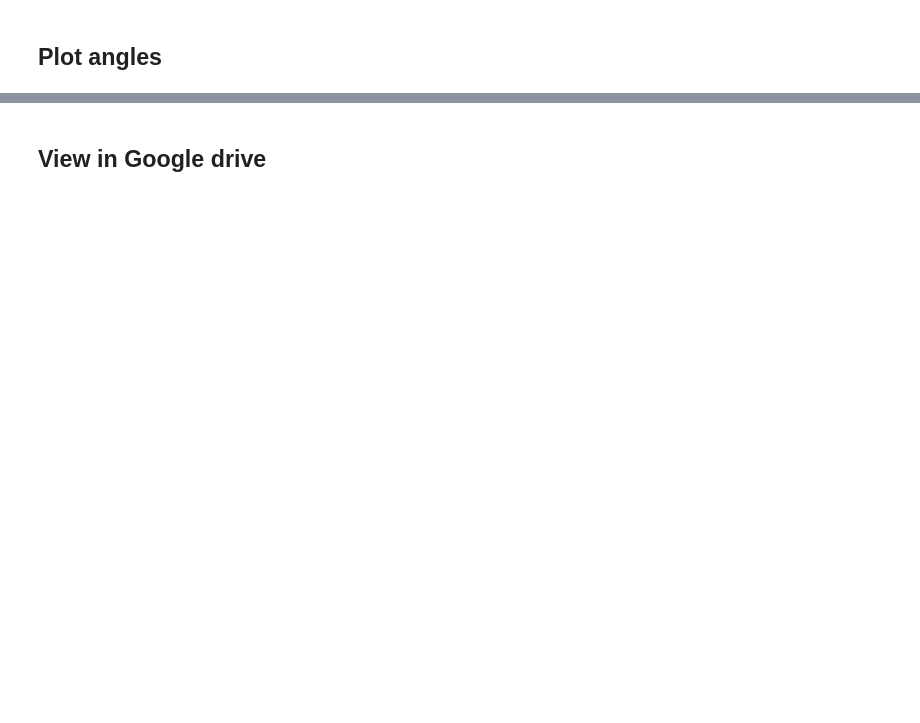
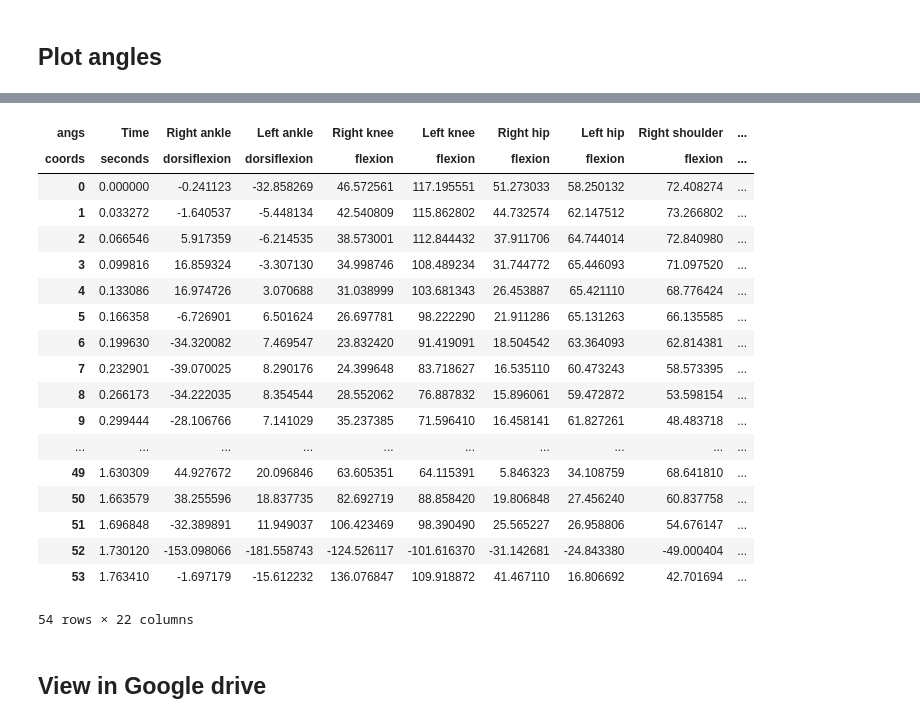
Before and after one commit to davidpagnon/Sports2D, a Jupyter notebook: Sports2D/Sports2D.ipynb, the cells around one changed output, grey strips where cells are left out. Cells and saved outputs as stored; diff of their text form; code cells hidden in the pictures; blank space fills up the shorter version.

Commit message:
set-up for demo

```diff
--- a/Sports2D/Sports2D.ipynb
+++ b/Sports2D/Sports2D.ipynb
@@ -199,7 +220,7 @@ if installation_type == 'Install once':
 %cd $result_path
 config_dict = toml.load('Config.toml')
 
-video_name = 'input1.mp4' #@param {type:"string"}
+video_name = 'demo.mp4' #@param {type:"string"}
 video_name = os.path.basename(video_name)
 pose_model = 'BODY_25B'
 config_dict.get('project').update({'video_dir':video_path})
@@ -443,12 +498,12 @@ import pandas as pd
 import plotly.express as px
 
 #@markdown Display knee angle results of the first person detected in the last uploaded video:
-plot_last = 'Yes' #@param ["Yes", "No"]
+plot_last = 'No' #@param ["Yes", "No"]
 
 #@markdown </br>
 
 #@markdown If "No", please type in the name of the csv file you wish to plot, either of positions or angles (check left pane for a list of them):
-plot_csv_name = 'input1_BODY_25B_person0_angles.csv' #@param {type:"string"}
+plot_csv_name = 'demo_BODY_25B_person1_angles.csv' #@param {type:"string"}
 #@markdown And type in the names of the variables you are interested in:
 plot_variable_names = "['Right knee','Left knee']" #@param {type:"string"}
 
@@ -487,3 +542,4 @@ except:
 
 if display_table=='Yes':
   display(table)
+# %% [output]
@@ -490,3 +547,22 @@ if display_table=='Yes':
+| angs | Time | Right ankle | Left ankle | Right knee | Left knee | Right hip | Left hip | Right shoulder | ... |
+| coords | seconds | dorsiflexion | dorsiflexion | flexion | flexion | flexion | flexion | flexion | ... |
+| 0 | 0.000000 | -0.241123 | -32.858269 | 46.572561 | 117.195551 | 51.273033 | 58.250132 | 72.408274 | ... |
+| 1 | 0.033272 | -1.640537 | -5.448134 | 42.540809 | 115.862802 | 44.732574 | 62.147512 | 73.266802 | ... |
+| 2 | 0.066546 | 5.917359 | -6.214535 | 38.573001 | 112.844432 | 37.911706 | 64.744014 | 72.840980 | ... |
+| 3 | 0.099816 | 16.859324 | -3.307130 | 34.998746 | 108.489234 | 31.744772 | 65.446093 | 71.097520 | ... |
+| 4 | 0.133086 | 16.974726 | 3.070688 | 31.038999 | 103.681343 | 26.453887 | 65.421110 | 68.776424 | ... |
+| 5 | 0.166358 | -6.726901 | 6.501624 | 26.697781 | 98.222290 | 21.911286 | 65.131263 | 66.135585 | ... |
+| 6 | 0.199630 | -34.320082 | 7.469547 | 23.832420 | 91.419091 | 18.504542 | 63.364093 | 62.814381 | ... |
+| 7 | 0.232901 | -39.070025 | 8.290176 | 24.399648 | 83.718627 | 16.535110 | 60.473243 | 58.573395 | ... |
+| 8 | 0.266173 | -34.222035 | 8.354544 | 28.552062 | 76.887832 | 15.896061 | 59.472872 | 53.598154 | ... |
+| 9 | 0.299444 | -28.106766 | 7.141029 | 35.237385 | 71.596410 | 16.458141 | 61.827261 | 48.483718 | ... |
+| ... | ... | ... | ... | ... | ... | ... | ... | ... | ... |
+| 49 | 1.630309 | 44.927672 | 20.096846 | 63.605351 | 64.115391 | 5.846323 | 34.108759 | 68.641810 | ... |
+| 50 | 1.663579 | 38.255596 | 18.837735 | 82.692719 | 88.858420 | 19.806848 | 27.456240 | 60.837758 | ... |
+| 51 | 1.696848 | -32.389891 | 11.949037 | 106.423469 | 98.390490 | 25.565227 | 26.958806 | 54.676147 | ... |
+| 52 | 1.730120 | -153.098066 | -181.558743 | -124.526117 | -101.616370 | -31.142681 | -24.843380 | -49.000404 | ... |
+| 53 | 1.763410 | -1.697179 | -15.612232 | 136.076847 | 109.918872 | 41.467110 | 16.806692 | 42.701694 | ... |
+54 rows × 22 columns
 # %% [markdown]
 ## View in Google drive
 # %%
```
Also changed, not shown: parts of 9 cells of this notebook, 2 other files.
